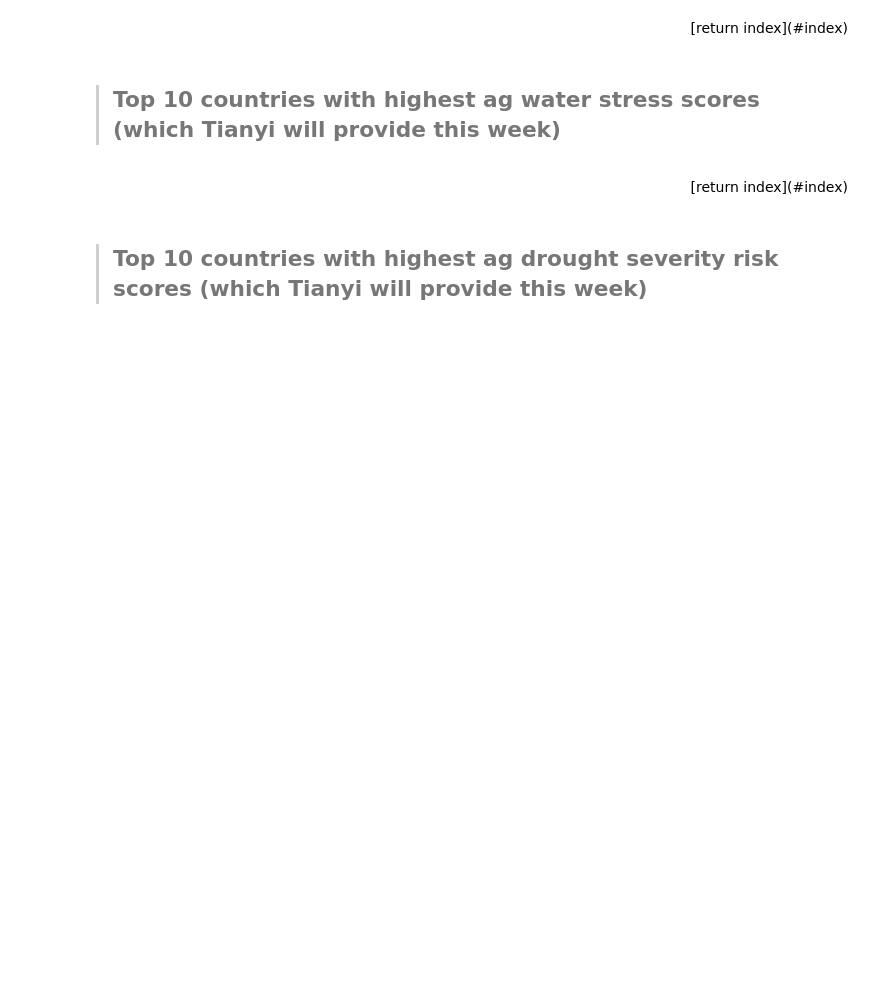
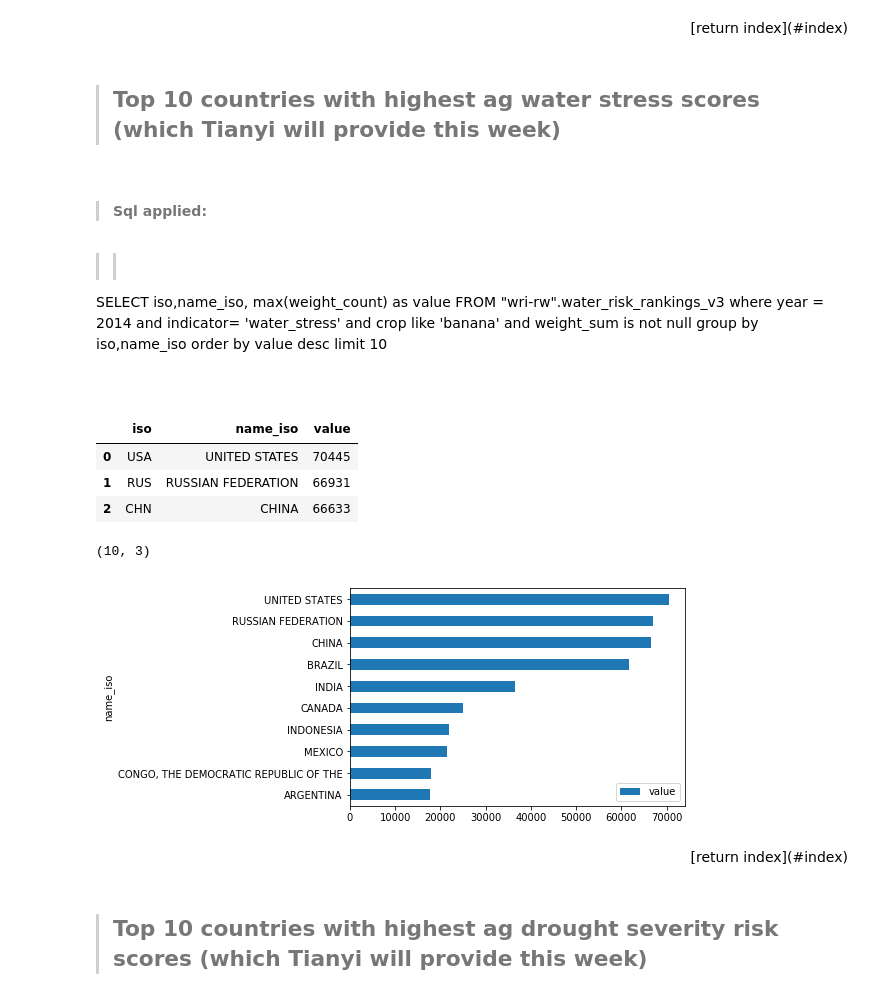
Before and after one commit to resource-watch/notebooks, a Jupyter notebook: Aqueduct/lab/AQ1_widget_exploration.ipynb, the cells around one changed output. Cells and saved outputs as stored; diff of their text form; code cells hidden in the pictures; blank space fills up the shorter version.

````diff
--- a/Aqueduct/lab/AQ1_widget_exploration.ipynb
+++ b/Aqueduct/lab/AQ1_widget_exploration.ipynb
@@ -312,12 +334,39 @@ order by value desc limit 5
 >## Top 10 countries with highest ag water stress scores (which Tianyi will provide this week)
 # %%
 sql = '''
-
+SELECT iso,name_iso, max(weight_count) as value
+FROM "wri-rw".water_risk_rankings_v3
+where year = 2014
+and indicator= 'water_stress'
+and crop like 'banana'
+and weight_sum is not null
+group by iso,name_iso
+order by value desc
+limit 10
 '''
 dataset = query(sql)
 display(dataset.head(3))
 display(dataset.shape)
-dataset.plot.barh(y='value', x='region');
+dataset.sort_values('value').plot.barh(y='value', x='name_iso');
+# %% [output]
+>#### Sql applied:
+>>```sql
+SELECT iso,name_iso, max(weight_count) as value
+FROM "wri-rw".water_risk_rankings_v3
+where year = 2014
+and indicator= 'water_stress'
+and crop like 'banana'
+and weight_sum is not null
+group by iso,name_iso
+order by value desc
+limit 10
+  ```
+|  | iso | name_iso | value |
+| 0 | USA | UNITED STATES | 70445 |
+| 1 | RUS | RUSSIAN FEDERATION | 66931 |
+| 2 | CHN | CHINA | 66633 |
+(10, 3)
+[figure, added]
 # %% [markdown]
 <div style="text-align: right"> [return index](#index) </div>
 # %% [markdown]
````
Also changed, not shown: parts of 5 cells of this notebook.
